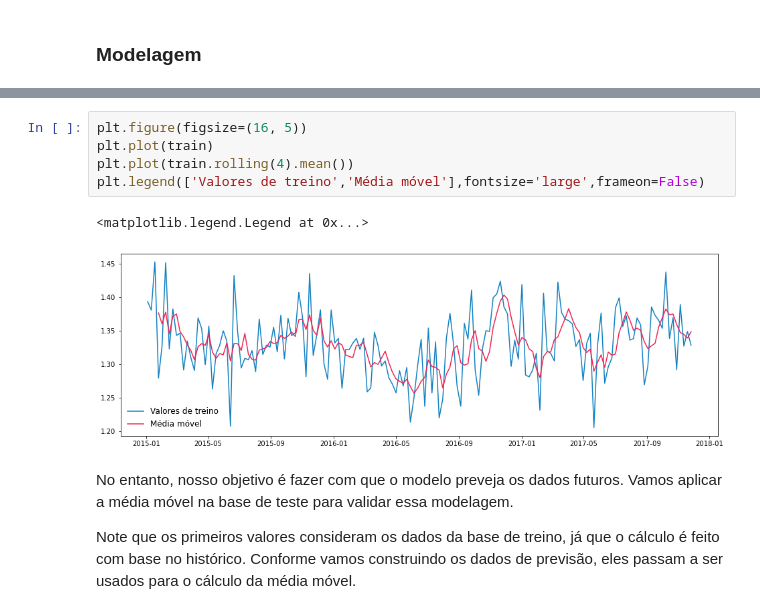
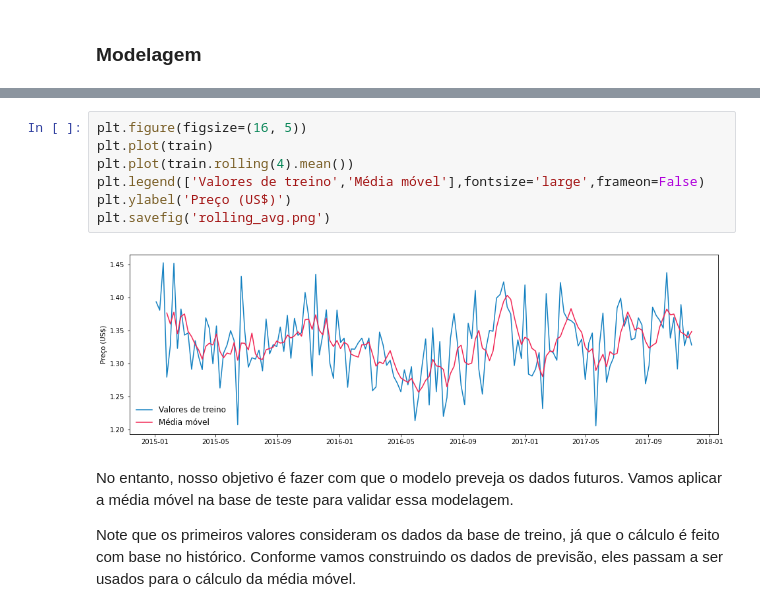
Before and after one commit to laurafiorini/series-temporais-predicao, a Jupyter notebook: avocado-prices.ipynb, the cells around one changed output, grey strips where cells are left out. Drawn from its saved outputs; the diff is of its cells as text.

```diff
--- a/avocado-prices.ipynb
+++ b/avocado-prices.ipynb
@@ -153,11 +161,12 @@ O pandas já nos fornece uma função que facilita o cálculo da média móvel.
 # %%
 plt.figure(figsize=(16, 5))
 plt.plot(train)
 plt.plot(train.rolling(4).mean())
 plt.legend(['Valores de treino','Média móvel'],fontsize='large',frameon=False)
+plt.ylabel('Preço (US$)')
+plt.savefig('rolling_avg.png')
 # %% [output]
-<matplotlib.legend.Legend at 0x...>
-[figure, old version]
+[figure, new version]
 # %% [markdown]
 No entanto, nosso objetivo é fazer com que o modelo preveja os dados futuros. Vamos aplicar a média móvel na base de teste para validar essa modelagem.
 
```
Also changed, not shown: parts of 27 cells of this notebook.
